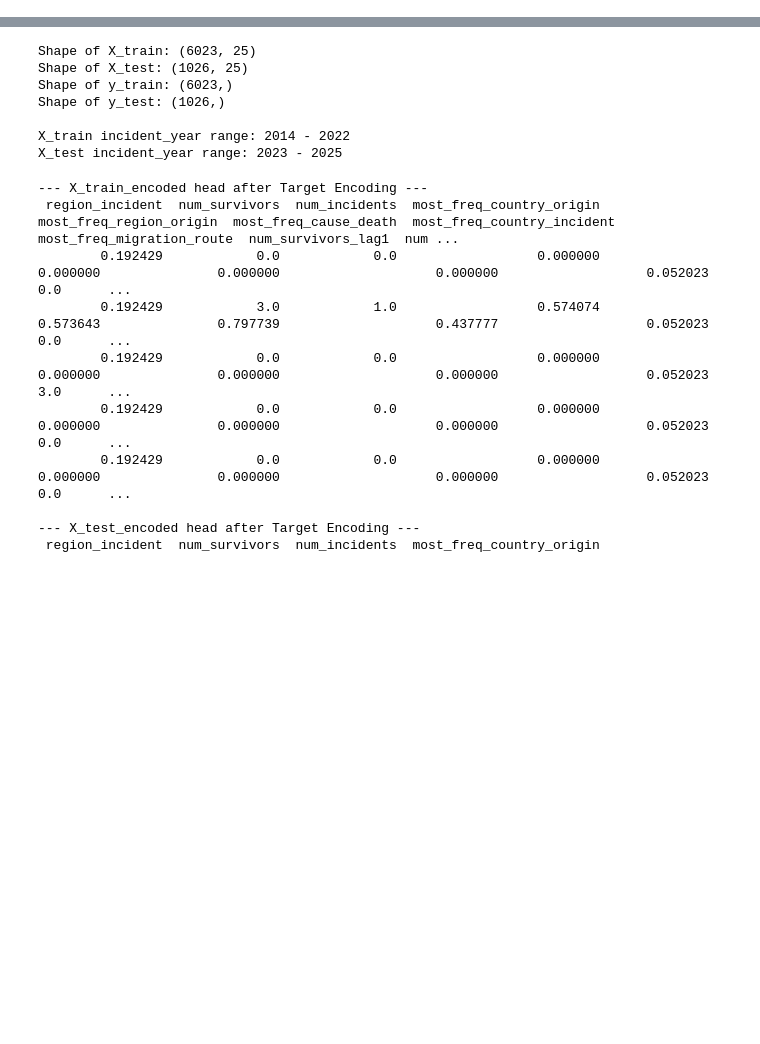
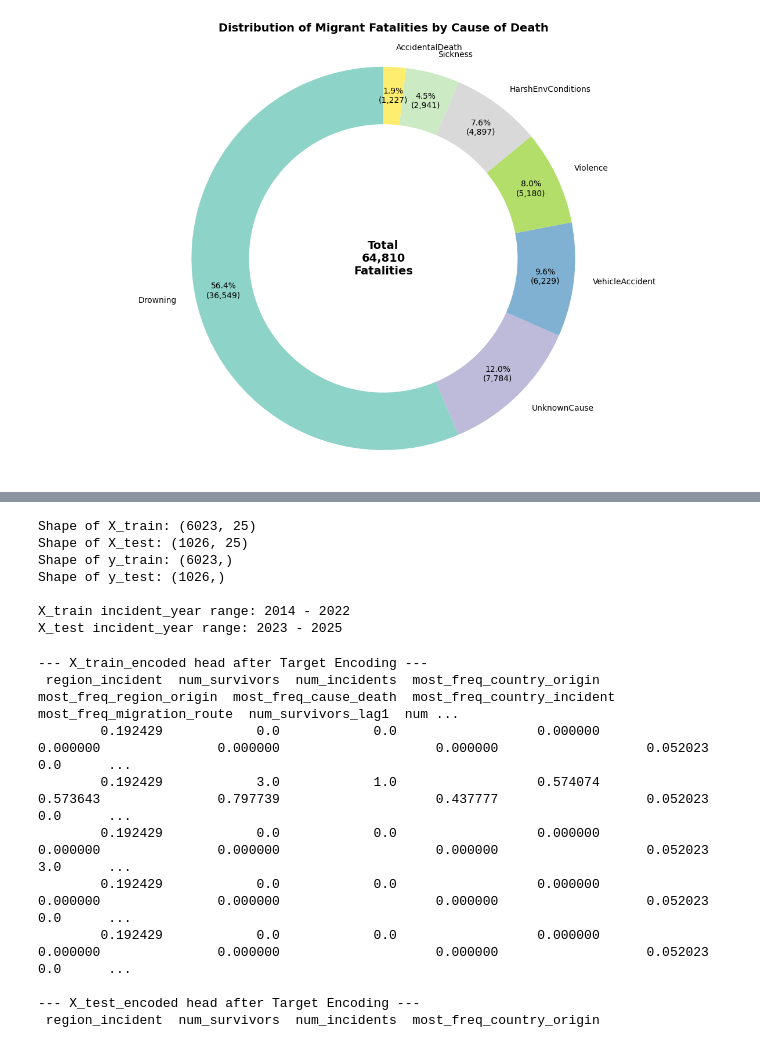
Before and after one commit to SiddhanthNB/global-migration-fatality, a Jupyter notebook: main.ipynb, the cells around one changed output, grey strips where cells are left out. Saved outputs shown, nothing was run; the diff lists cells and outputs as text; code cells hidden in the pictures; blank space fills up the shorter version.

```diff
--- a/main.ipynb
+++ b/main.ipynb
@@ -121,0 +311,30 @@ Number of rows after weekly aggregation (weeks with incidents): 4293
+# %%
+fatalities_by_cause = df_filtered.groupby('cause_death')['total_dead_missing'].sum().sort_values(ascending=False)
+
+top_10_causes = fatalities_by_cause.head(10)
+cumulative_pct = (top_10_causes.cumsum() / fatalities_by_cause.sum() * 100)
+
+plt.figure(figsize=(12, 8))
+top_causes = fatalities_by_cause.head(8)
+others_sum = fatalities_by_cause.iloc[8:].sum()
+plot_data = pd.concat([top_causes, pd.Series({'Others': others_sum})]) if others_sum > 0 else top_causes
+
+colors = plt.cm.Set3(np.linspace(0, 1, len(plot_data)))
+wedges, texts, autotexts = plt.pie(
+    plot_data.values,
+    labels=plot_data.index,
+    autopct=lambda pct: f'{pct:.1f}%\n({int(pct/100*plot_data.sum()):,})',
+    colors=colors,
+    startangle=90,
+    pctdistance=0.85
+)
+
+centre_circle = plt.Circle((0,0), 0.70, fc='white')
+plt.gca().add_artist(centre_circle)
+plt.text(0, 0, f'Total\n{fatalities_by_cause.sum():,}\nFatalities', ha='center', va='center', fontsize=14, fontweight='bold')
+plt.title('Distribution of Migrant Fatalities by Cause of Death', fontsize=14, fontweight='bold', pad=20)
+plt.axis('equal')
+plt.tight_layout()
+plt.show()
+# %% [output]
+[figure, added]
```
Also changed, not shown: parts of 56 cells of this notebook.
